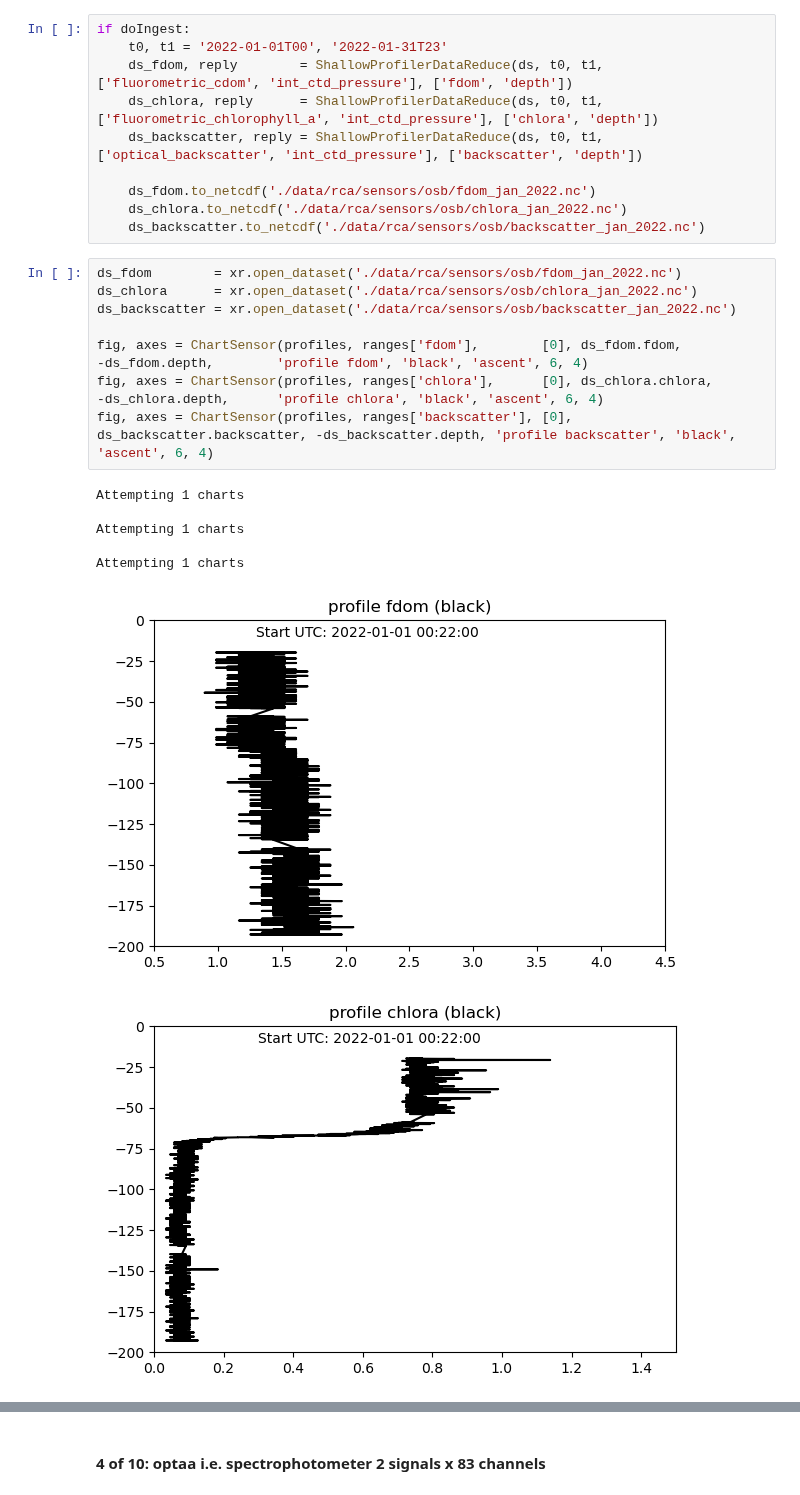
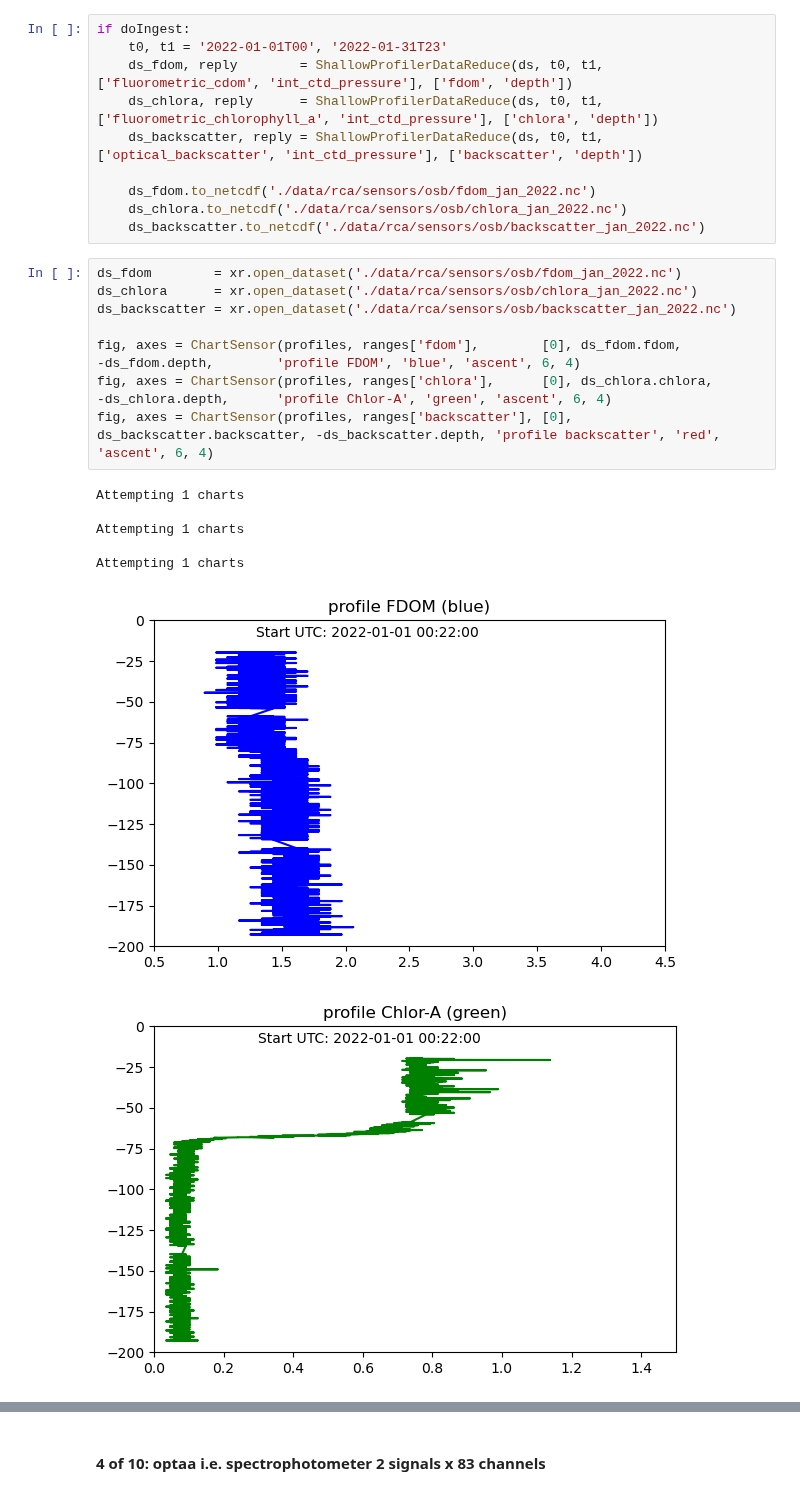
Before and after one commit to geo-smart/oceanography, a Jupyter notebook: book/chapters/dataloader.ipynb, the cells around one changed output, grey strips where cells are left out. Cells and saved outputs as stored; diff of their text form.

```diff
--- a/book/chapters/dataloader.ipynb
+++ b/book/chapters/dataloader.ipynb
@@ -466,16 +476,16 @@ if doIngest:
 # %%
 ds_fdom        = xr.open_dataset('./data/rca/sensors/osb/fdom_jan_2022.nc')
 ds_chlora      = xr.open_dataset('./data/rca/sensors/osb/chlora_jan_2022.nc')
 ds_backscatter = xr.open_dataset('./data/rca/sensors/osb/backscatter_jan_2022.nc')
 
-fig, axes = ChartSensor(profiles, ranges['fdom'],        [0], ds_fdom.fdom,               -ds_fdom.depth,        'profile fdom', 'black', 'ascent', 6, 4)
-fig, axes = ChartSensor(profiles, ranges['chlora'],      [0], ds_chlora.chlora,           -ds_chlora.depth,      'profile chlora', 'black', 'ascent', 6, 4)
-fig, axes = ChartSensor(profiles, ranges['backscatter'], [0], ds_backscatter.backscatter, -ds_backscatter.depth, 'profile backscatter', 'black', 'ascent', 6, 4)
+fig, axes = ChartSensor(profiles, ranges['fdom'],        [0], ds_fdom.fdom,               -ds_fdom.depth,        'profile FDOM', 'blue', 'ascent', 6, 4)
+fig, axes = ChartSensor(profiles, ranges['chlora'],      [0], ds_chlora.chlora,           -ds_chlora.depth,      'profile Chlor-A', 'green', 'ascent', 6, 4)
+fig, axes = ChartSensor(profiles, ranges['backscatter'], [0], ds_backscatter.backscatter, -ds_backscatter.depth, 'profile backscatter', 'red', 'ascent', 6, 4)
 # %% [output]
 Attempting 1 charts
 
 Attempting 1 charts
 
 Attempting 1 charts
-[figure, old version]
+[figure, new version]
-[figure, old version]
+[figure, new version]
```
Also changed, not shown: parts of 5 cells of this notebook, 1 other file.
